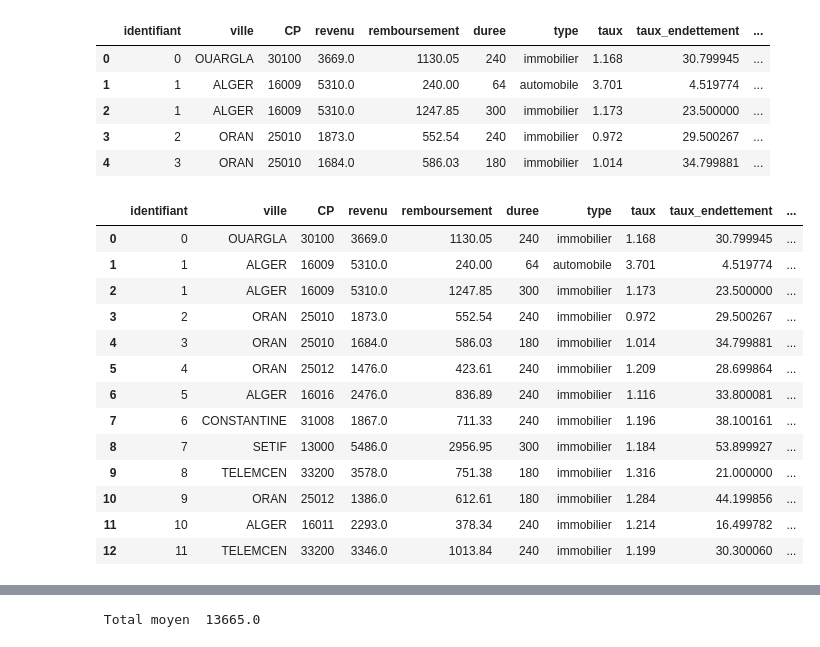
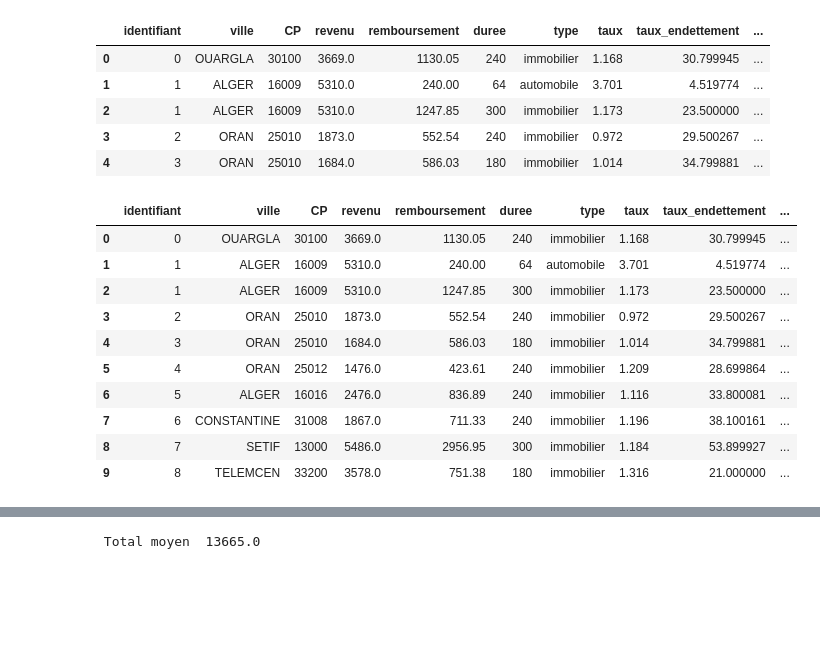
Before and after one commit to khamedtaha/AI-MSc-Semester1, a Jupyter notebook: PSD/TP/TP2.ipynb, the cells around one changed output, grey strips where cells are left out. Cells and saved outputs as stored; diff of their text form; code cells hidden in the pictures; blank space fills up the shorter version.

```diff
--- a/PSD/TP/TP2.ipynb
+++ b/PSD/TP/TP2.ipynb
@@ -111,20 +111,17 @@ df.head()
 # %%
 df['risque'] = df["taux_endettement"] > 35
 # %%
-df.head(13)
+df.head(10)
 # %% [output]
 |  | identifiant | ville | CP | revenu | remboursement | duree | type | taux | taux_endettement | ... |
 | 0 | 0 | OUARGLA | 30100 | 3669.0 | 1130.05 | 240 | immobilier | 1.168 | 30.799945 | ... |
 | 1 | 1 | ALGER | 16009 | 5310.0 | 240.00 | 64 | automobile | 3.701 | 4.519774 | ... |
 | 2 | 1 | ALGER | 16009 | 5310.0 | 1247.85 | 300 | immobilier | 1.173 | 23.500000 | ... |
 | 3 | 2 | ORAN | 25010 | 1873.0 | 552.54 | 240 | immobilier | 0.972 | 29.500267 | ... |
 | 4 | 3 | ORAN | 25010 | 1684.0 | 586.03 | 180 | immobilier | 1.014 | 34.799881 | ... |
 | 5 | 4 | ORAN | 25012 | 1476.0 | 423.61 | 240 | immobilier | 1.209 | 28.699864 | ... |
 | 6 | 5 | ALGER | 16016 | 2476.0 | 836.89 | 240 | immobilier | 1.116 | 33.800081 | ... |
 | 7 | 6 | CONSTANTINE | 31008 | 1867.0 | 711.33 | 240 | immobilier | 1.196 | 38.100161 | ... |
 | 8 | 7 | SETIF | 13000 | 5486.0 | 2956.95 | 300 | immobilier | 1.184 | 53.899927 | ... |
 | 9 | 8 | TELEMCEN | 33200 | 3578.0 | 751.38 | 180 | immobilier | 1.316 | 21.000000 | ... |
-| 10 | 9 | ORAN | 25012 | 1386.0 | 612.61 | 180 | immobilier | 1.284 | 44.199856 | ... |
-| 11 | 10 | ALGER | 16011 | 2293.0 | 378.34 | 240 | immobilier | 1.214 | 16.499782 | ... |
-| 12 | 11 | TELEMCEN | 33200 | 3346.0 | 1013.84 | 240 | immobilier | 1.199 | 30.300060 | ... |
 # %% [markdown]
```
Also changed, not shown: parts of 22 cells of this notebook.
